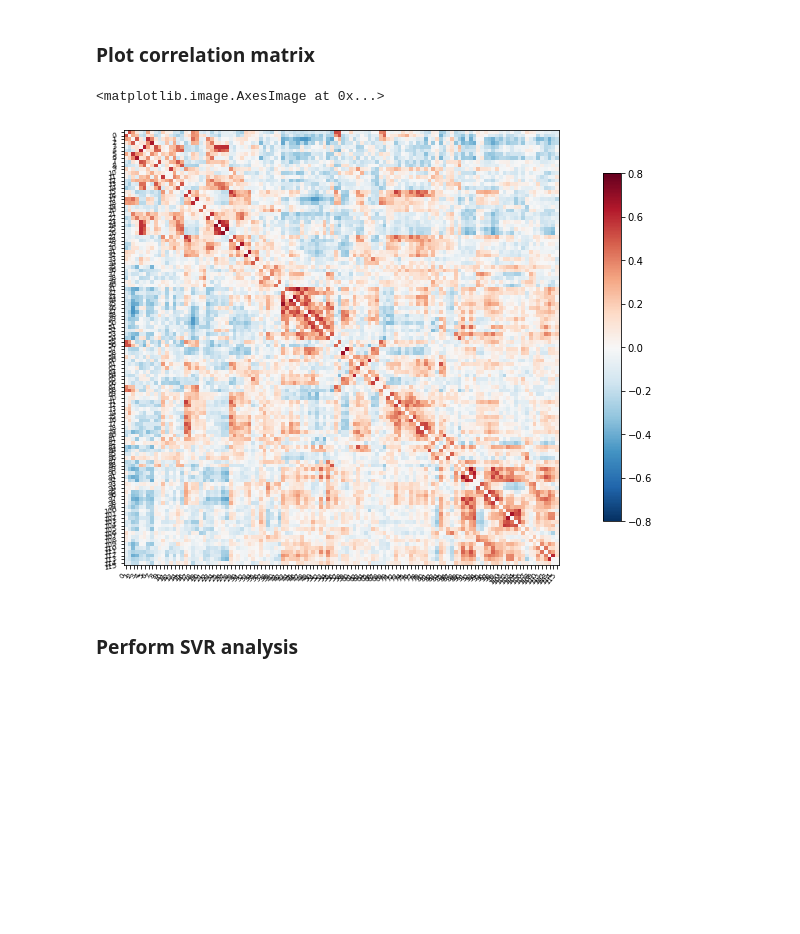
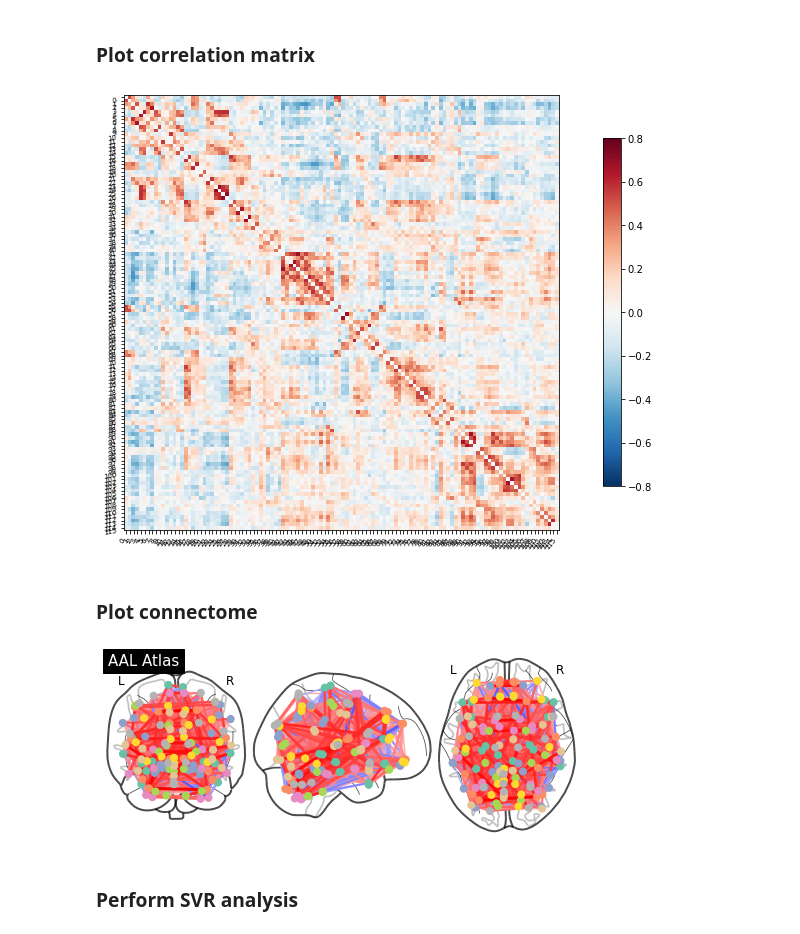
Before and after one commit to brainhack-school2020/stephaniealley_bhs2020_project, a Jupyter notebook: Command_Files/rs-fMRI_age_prediction.ipynb, the cells around one changed output. Saved outputs shown, nothing was run; the diff lists cells and outputs as text; code cells hidden in the pictures; blank space fills up the shorter version.

```diff
--- a/Command_Files/rs-fMRI_age_prediction.ipynb
+++ b/Command_Files/rs-fMRI_age_prediction.ipynb
@@ -402,7 +423,7 @@ masker = mask_init_labels(atlas=atlas_filename_aal)
 correlation_measure = corr_measure(diag=False)
 
 # Extract features for generatin of individual correlation matrices
-time_series, ind_matrices = feat_extract_corr(masker, correlation_measure)
+time_series_AAL_all, ind_matrices_AAL_all = feat_extract_corr(masker, correlation_measure)
 # %% [markdown]
 ### Plot correlation matrix
 # %%
@@ -410,14 +431,29 @@ time_series, ind_matrices = feat_extract_corr(masker, correlation_measure)
 subject = 40
 
 # Mask out major diagonal
-np.fill_diagonal(ind_matrices[subject], 0)
-
-plotting.plot_matrix(ind_matrices[subject], figure=(10, 8),
-                     labels=range(time_series.shape[-1]),
+np.fill_diagonal(ind_matrices_AAL_all[subject], 0)
+# Plot correlation matrix
+display = plotting.plot_matrix(ind_matrices_AAL_all[subject], figure=(10, 8),
+                     labels=range(time_series_AAL_all.shape[-1]),
                      vmax=0.8, vmin=-0.8, reorder=False)
+# Save correlation matrix
+display.figure.savefig('../Analysis_Data/AAL_corr.png')
 # %% [output]
-<matplotlib.image.AxesImage at 0x...>
 [figure]
+# %% [markdown]
+### Plot connectome
+# %%
+# Identify center coordinates for atlas labels
+coordinates = plotting.find_parcellation_cut_coords(labels_img=atlas_filename_aal)
+
+# Plot connectome with 80% edge strength
+display = plotting.plot_connectome(ind_matrices_AAL_all[subject], coordinates,
+                         edge_threshold="80%",
+                         title='AAL Atlas')
+# Save connectome plot
+display.savefig('../Analysis_Data/AAL_connectome.png')
+# %% [output]
+[figure, added]
 # %% [markdown]
 ### Perform SVR analysis
 # %%
```
Also changed, not shown: parts of 94 cells of this notebook.
